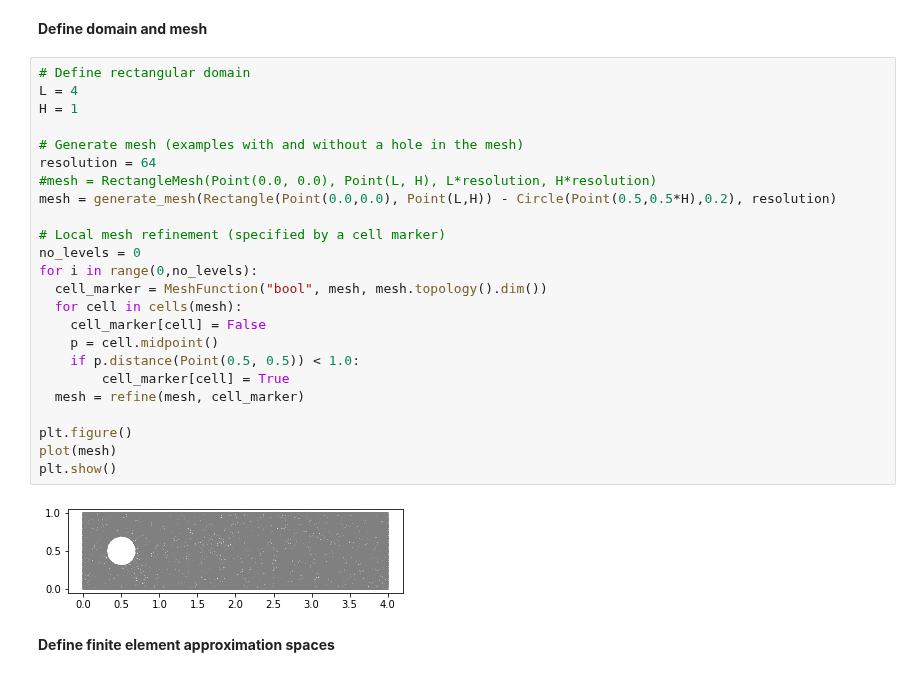
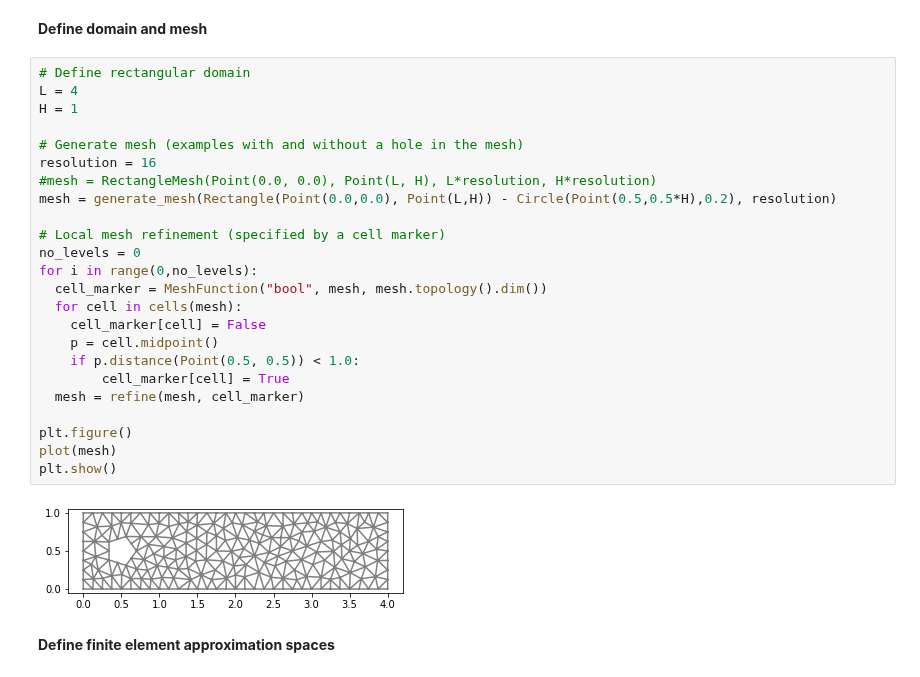
Before and after one commit to johanhoffman/DD2365-VT20, a Jupyter notebook: template-report-Stokes-AMR.ipynb, the cells around one changed output. Saved outputs shown, nothing was run; the diff lists cells and outputs as text.

```diff
--- a/template-report-Stokes-AMR.ipynb
+++ b/template-report-Stokes-AMR.ipynb
@@ -97,29 +98,29 @@ which is the local residual on weak form with the solution to the adjoint equati
 # %%
 # Define rectangular domain
 L = 4
 H = 1
 
 # Generate mesh (examples with and without a hole in the mesh)
-resolution = 64
+resolution = 16
 #mesh = RectangleMesh(Point(0.0, 0.0), Point(L, H), L*resolution, H*resolution)
 mesh = generate_mesh(Rectangle(Point(0.0,0.0), Point(L,H)) - Circle(Point(0.5,0.5*H),0.2), resolution)
 
 # Local mesh refinement (specified by a cell marker)
 no_levels = 0
 for i in range(0,no_levels):
   cell_marker = MeshFunction("bool", mesh, mesh.topology().dim())
   for cell in cells(mesh):
     cell_marker[cell] = False
     p = cell.midpoint()
     if p.distance(Point(0.5, 0.5)) < 1.0:
         cell_marker[cell] = True
   mesh = refine(mesh, cell_marker)
 
 plt.figure()
 plot(mesh)
 plt.show()
 # %% [output]
-[figure, old version]
+[figure, new version]
 # %% [markdown]
 **Define finite element approximation spaces**
 # %%
```
Also changed, not shown: parts of 3 cells of this notebook.
